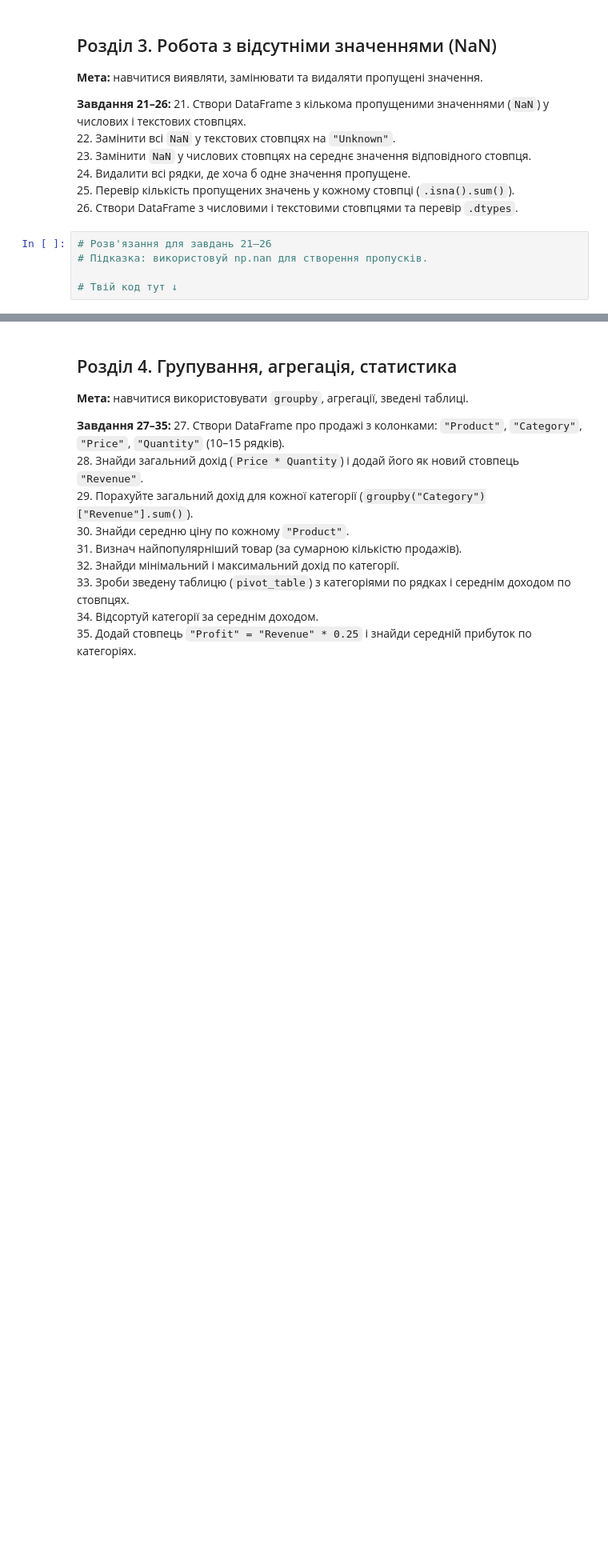
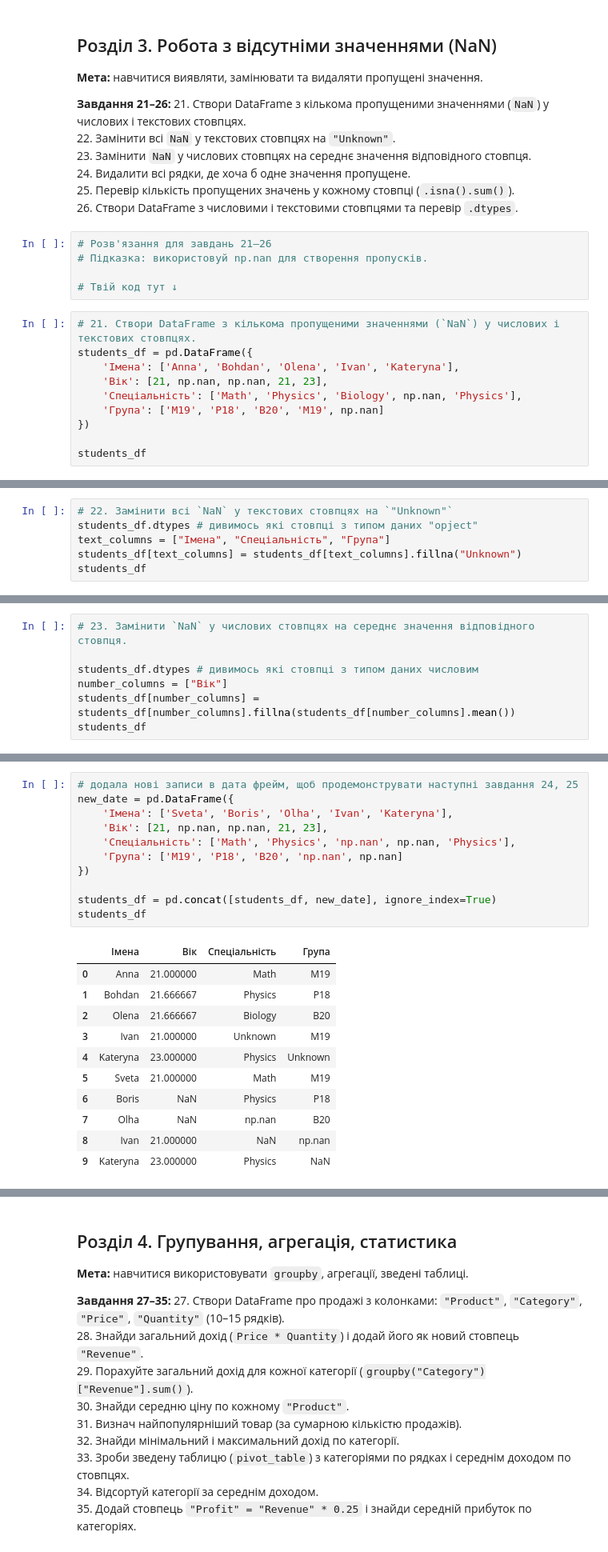
Before and after one commit to Svitlana-kyriienko/test-task-Python-DTA, a Jupyter notebook: pandas_matplotlib_practice.ipynb, the cells around one changed output, grey strips where cells are left out. Shown at 80% size. Cells and saved outputs as stored; diff of their text form; blank space fills up the shorter version.

```diff
--- a/pandas_matplotlib_practice.ipynb
+++ b/pandas_matplotlib_practice.ipynb
@@ -112,3 +371,13 @@ df[['Name', 'Age']]
 # Підказка: використовуй np.nan для створення пропусків.
 
 # Твій код тут ↓
+# %%
+# 21. Створи DataFrame з кількома пропущеними значеннями (`NaN`) у числових і текстових стовпцях.
+students_df = pd.DataFrame({
+	'Імена': ['Anna', 'Bohdan', 'Olena', 'Ivan', 'Kateryna'],
+	'Вік': [21, np.nan, np.nan, 21, 23],
+	'Спеціальність': ['Math', 'Physics', 'Biology', np.nan, 'Physics'],
+	'Група': ['M19', 'P18', 'B20', 'M19', np.nan]
+})
+
+students_df
@@ -114,0 +391,6 @@ df[['Name', 'Age']]
+# %%
+# 22. Замінити всі `NaN` у текстових стовпцях на `"Unknown"`
+students_df.dtypes # дивимось які стовпці з типом даних "opject"
+text_columns = ["Імена", "Спеціальність", "Група"]
+students_df[text_columns] = students_df[text_columns].fillna("Unknown")
+students_df
@@ -114,0 +404,7 @@ df[['Name', 'Age']]
+# %%
+# 23. Замінити `NaN` у числових стовпцях на середнє значення відповідного стовпця.
+
+students_df.dtypes # дивимось які стовпці з типом даних числовим
+number_columns = ["Вік"]
+students_df[number_columns] = students_df[number_columns].fillna(students_df[number_columns].mean())
+students_df
@@ -114,0 +418,23 @@ df[['Name', 'Age']]
+# %%
+# додала нові записи в дата фрейм, щоб продемонструвати наступні завдання 24, 25
+new_date = pd.DataFrame({
+	'Імена': ['Sveta', 'Boris', 'Olha', 'Ivan', 'Kateryna'],
+	'Вік': [21, np.nan, np.nan, 21, 23],
+	'Спеціальність': ['Math', 'Physics', 'np.nan', np.nan, 'Physics'],
+	'Група': ['M19', 'P18', 'B20', 'np.nan', np.nan]
+})
+
+students_df = pd.concat([students_df, new_date], ignore_index=True)
+students_df
+# %% [output]
+|  | Імена | Вік | Спеціальність | Група |
+| 0 | Anna | 21.000000 | Math | M19 |
+| 1 | Bohdan | 21.666667 | Physics | P18 |
+| 2 | Olena | 21.666667 | Biology | B20 |
+| 3 | Ivan | 21.000000 | Unknown | M19 |
+| 4 | Kateryna | 23.000000 | Physics | Unknown |
+| 5 | Sveta | 21.000000 | Math | M19 |
+| 6 | Boris | NaN | Physics | P18 |
+| 7 | Olha | NaN | np.nan | B20 |
+| 8 | Ivan | 21.000000 | NaN | np.nan |
+| 9 | Kateryna | 23.000000 | Physics | NaN |
```
Also changed, not shown: parts of 46 cells of this notebook.
